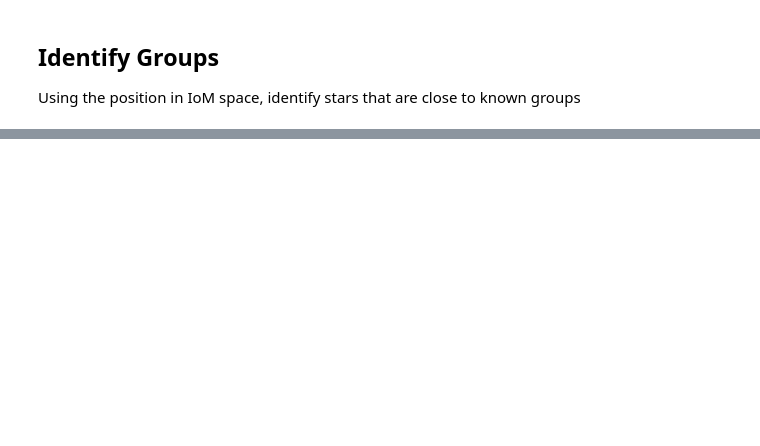
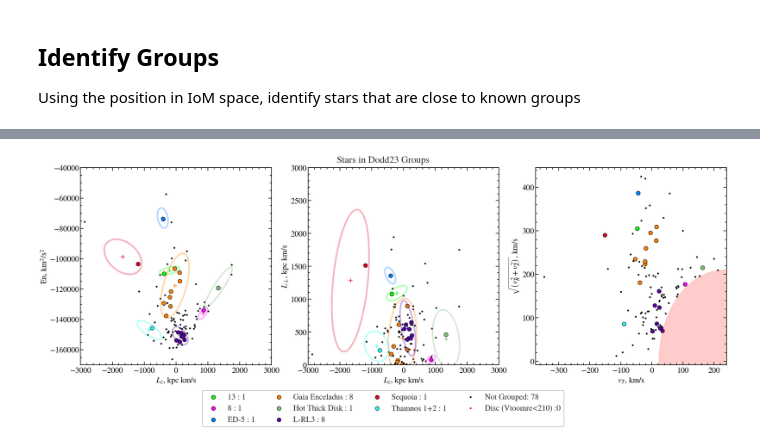
Before and after one commit to TomCallingham/id_Dodd23, a Jupyter notebook: Examples/Example_Notebook.ipynb, the cells around one changed output, grey strips where cells are left out. Saved outputs shown, nothing was run; the diff lists cells and outputs as text; code cells hidden in the pictures; blank space fills up the shorter version.

```diff
--- a/Examples/Example_Notebook.ipynb
+++ b/Examples/Example_Notebook.ipynb
@@ -98,4 +112,7 @@ groups[labels==-1] = "Other"
+# %%
+plotting_groups = np.unique(groups)
 # %%
-for g in named_Groups:
-    print(g, (groups==g).sum())
+for g in plotting_groups:
+    pop = (groups==g).sum()
+    print(g, pop)
 # %% [output]
@@ -123,11 +129,0 @@ import matplotlib.pyplot as plt
-# %%
-plt.figure()
-for g in named_Groups:
-    g_filt =(groups==g)
-    pop = g_filt.sum()
-    plt.scatter( vec_ELzLp[g_filt,1],vec_ELzLp[g_filt,0],label=f"{g} : {pop}")
-g_filt = (labels==-1)
-print(g_filt.sum())
-plt.scatter( vec_ELzLp[g_filt,1],vec_ELzLp[g_filt,0],label="Not Grouped",zorder=-1,c="lightgrey",s=30,alpha=0.5)
-plt.legend()
-plt.show()
@@ -136,0 +132,67 @@ plt.show()
+# %%
+vT,vP = calc_vT_vP(xyz)
+# %%
+fig, axs = plt.subplots(ncols=3,figsize=(24,8))
+for g in plotting_groups:
+    if g in ["Disc","Other"]:
+        continue
+    i = g_name_to_index[g]
+    g_filt =(groups==g)
+    c = g_colours[g]
+    draw_ellipse(group_mean[i,:2][::-1],group_covar[i,:2,:2][::-1,::-1],ax=axs[0],c=c)
+    draw_ellipse(group_mean[i,1:],group_covar[i,1:,1:],ax=axs[1],c=c)
+    pop = g_filt.sum()
+    if pop==0:
+        axs[1].scatter(None,None,c=c,label=compact_label.get(g,g),marker="+")
+        continue
+    print(g)
+    scatter_args =  {"color":c, "ec":"k"}
+    axs[0].scatter( vec_ELzLp[g_filt,1],vec_ELzLp[g_filt,0],label=f"{g} : {pop}",**scatter_args)
+    axs[1].scatter( vec_ELzLp[g_filt,1],vec_ELzLp[g_filt,2],**scatter_args)
+    axs[2].scatter( vT[g_filt], vP[g_filt],**scatter_args)
+
+
+
+other_args = {"zorder":-2,"c":"k","s":80,"marker":".","ec":"none"}
+g_filt = groups=="Other"
+pop = g_filt.sum()
+label = f"Not Grouped: {pop}"
+axs[0].scatter( vec_ELzLp[g_filt,1],vec_ELzLp[g_filt,0],label=label,**other_args)
+axs[1].scatter( vec_ELzLp[g_filt,1],vec_ELzLp[g_filt,2],**other_args)
+axs[2].scatter( vT[g_filt],vP[g_filt],**other_args)
+
+disc_args = {"zorder":-1,"c":"red","s":80,"marker":".","ec":"none"}
+g_filt = groups=="Disc"
+pop = g_filt.sum()
+label =  f"Disc (Vtoomre<210) :{pop}"
+axs[0].scatter( vec_ELzLp[g_filt,1],vec_ELzLp[g_filt,0],label=label,**disc_args)
+axs[1].scatter( vec_ELzLp[g_filt,1],vec_ELzLp[g_filt,2],**disc_args)
+axs[2].scatter( vT[g_filt],vP[g_filt],**disc_args)
+
+axs[0].set_xlabel(label_dic["Lz"])
+axs[0].set_ylabel(label_dic["En"])
+axs[0].set_xlim(lims["Lz"])
+axs[0].set_ylim(lims["En"])
+
+axs[1].set_xlim(lims["Lz"])
+axs[1].set_ylim(lims["Lp"])
+axs[1].set_xlabel(label_dic["Lz"])
+axs[1].set_ylabel(label_dic["Lp"])
+
+v_toomre_circ = plt.Circle([vlsr.value,0],210,color="r",alpha=0.2)
+axs[2].add_artist(v_toomre_circ)
+
+# axs[2].set_xlim(lims["Dist"])
+# axs[2].set_ylim(lims["v_toomre"])
+axs[2].set_xlabel(label_dic["vT"])
+axs[2].set_ylabel(label_dic["vP"])
+
+# Collect legend handles/labels from one axis
+handles, labels = axs[0].get_legend_handles_labels()
+
+# Place legend beneath the subplots
+fig.legend(handles, labels, loc='lower center', ncol=4, bbox_to_anchor=(0.5, -0.2))
+
+plt.suptitle("Stars in Dodd23 Groups")
+plt.show()
+# %% [output]
@@ -136,0 +207 @@ plt.show()
+[figure, added]
```
Also changed, not shown: parts of 21 cells of this notebook, 35 other files.
